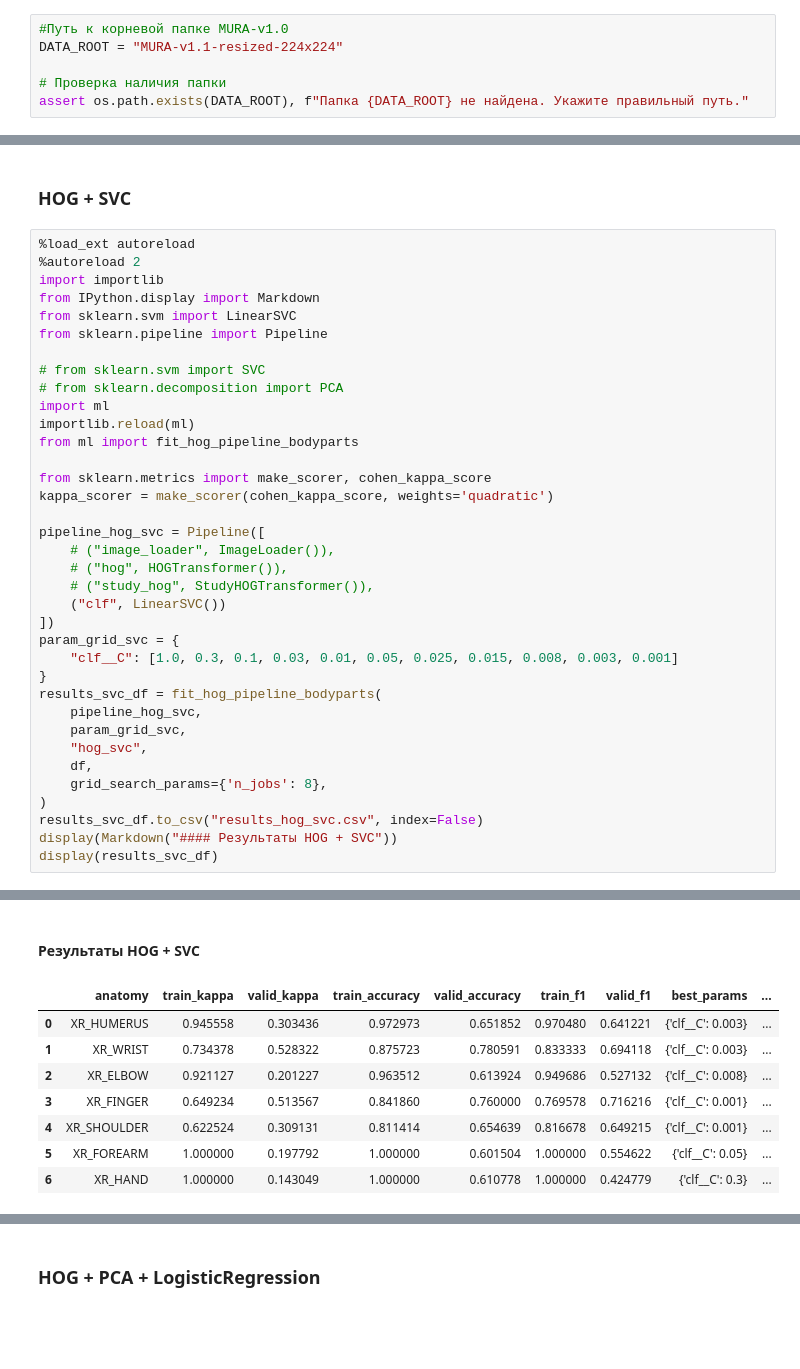
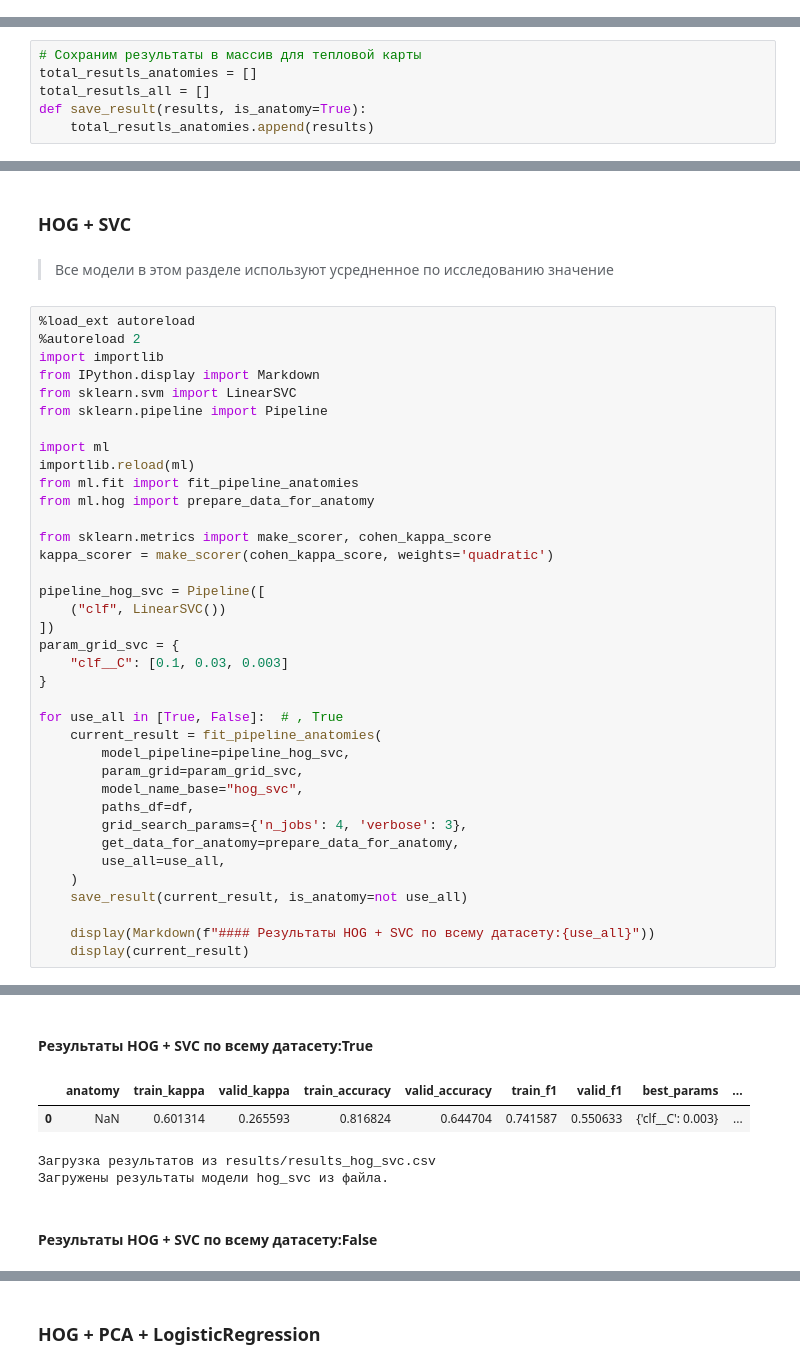
Before and after one commit to Year-project-team-2-Topic-12/Project2025, a Jupyter notebook: ML.ipynb, the cells around one changed output, grey strips where cells are left out. Cells and saved outputs as stored; diff of their text form; blank space fills up the shorter version.

```diff
--- a/ML.ipynb
+++ b/ML.ipynb
@@ -527,6 +523,0 @@ warnings.filterwarnings("ignore")
-# %%
-#Путь к корневой папке MURA-v1.0
-DATA_ROOT = "MURA-v1.1-resized-224x224"
-
-# Проверка наличия папки
-assert os.path.exists(DATA_ROOT), f"Папка {DATA_ROOT} не найдена. Укажите правильный путь."
@@ -1097,0 +554,6 @@ for anatomy in df['anatomy'].unique():
+# %%
+# Сохраним результаты в массив для тепловой карты
+total_resutls_anatomies = []
+total_resutls_all = []
+def save_result(results, is_anatomy=True):
+    total_resutls_anatomies.append(results)
@@ -1098,5 +960,7 @@ for anatomy in df['anatomy'].unique():
 # %% [markdown]
 ### HOG + SVC
+# %% [markdown]
+> Все модели в этом разделе используют усредненное по исследованию значение
 # %%
 %load_ext autoreload
 %autoreload 2
@@ -1105,34 +969,35 @@ from IPython.display import Markdown
 from sklearn.svm import LinearSVC
 from sklearn.pipeline import Pipeline
 
-# from sklearn.svm import SVC
-# from sklearn.decomposition import PCA
 import ml
 importlib.reload(ml)
-from ml import fit_hog_pipeline_bodyparts
+from ml.fit import fit_pipeline_anatomies
+from ml.hog import prepare_data_for_anatomy
 
 from sklearn.metrics import make_scorer, cohen_kappa_score
 kappa_scorer = make_scorer(cohen_kappa_score, weights='quadratic')
 
 pipeline_hog_svc = Pipeline([
-    # ("image_loader", ImageLoader()),
-    # ("hog", HOGTransformer()),
-    # ("study_hog", StudyHOGTransformer()),
     ("clf", LinearSVC())
 ])
 param_grid_svc = {
-    "clf__C": [1.0, 0.3, 0.1, 0.03, 0.01, 0.05, 0.025, 0.015, 0.008, 0.003, 0.001]
+    "clf__C": [0.1, 0.03, 0.003]
 }
-results_svc_df = fit_hog_pipeline_bodyparts(
-    pipeline_hog_svc,
-    param_grid_svc,
-    "hog_svc",
-    df,
-    grid_search_params={'n_jobs': 8},
-)
-results_svc_df.to_csv("results_hog_svc.csv", index=False)
-display(Markdown("#### Результаты HOG + SVC"))
-display(results_svc_df)
+
+for use_all in [True, False]:  # , True
+    current_result = fit_pipeline_anatomies(
+        model_pipeline=pipeline_hog_svc,
+        param_grid=param_grid_svc,
+        model_name_base="hog_svc",
+        paths_df=df,
+        grid_search_params={'n_jobs': 4, 'verbose': 3},
+        get_data_for_anatomy=prepare_data_for_anatomy,
+        use_all=use_all,
+    )
+    save_result(current_result, is_anatomy=not use_all)
+
+    display(Markdown(f"#### Результаты HOG + SVC по всему датасету:{use_all}"))
+    display(current_result)
 # %% [output]
 The autoreload extension is already loaded. To reload it, use:
   %reload_ext autoreload
@@ -1154,9 +1006,6 @@ VALID METRICS: Accuracy=0.611, F1_Abnormal=0.425, Cohen_Kappa=0.143, ROC_AUC=0.6
-#### Результаты HOG + SVC
+#### Результаты HOG + SVC по всему датасету:True
 |  | anatomy | train_kappa | valid_kappa | train_accuracy | valid_accuracy | train_f1 | valid_f1 | best_params | ... |
-| 0 | XR_HUMERUS | 0.945558 | 0.303436 | 0.972973 | 0.651852 | 0.970480 | 0.641221 | {'clf__C': 0.003} | ... |
-| 1 | XR_WRIST | 0.734378 | 0.528322 | 0.875723 | 0.780591 | 0.833333 | 0.694118 | {'clf__C': 0.003} | ... |
-| 2 | XR_ELBOW | 0.921127 | 0.201227 | 0.963512 | 0.613924 | 0.949686 | 0.527132 | {'clf__C': 0.008} | ... |
-| 3 | XR_FINGER | 0.649234 | 0.513567 | 0.841860 | 0.760000 | 0.769578 | 0.716216 | {'clf__C': 0.001} | ... |
-| 4 | XR_SHOULDER | 0.622524 | 0.309131 | 0.811414 | 0.654639 | 0.816678 | 0.649215 | {'clf__C': 0.001} | ... |
-| 5 | XR_FOREARM | 1.000000 | 0.197792 | 1.000000 | 0.601504 | 1.000000 | 0.554622 | {'clf__C': 0.05} | ... |
-| 6 | XR_HAND | 1.000000 | 0.143049 | 1.000000 | 0.610778 | 1.000000 | 0.424779 | {'clf__C': 0.3} | ... |
+| 0 | NaN | 0.601314 | 0.265593 | 0.816824 | 0.644704 | 0.741587 | 0.550633 | {'clf__C': 0.003} | ... |
+Загрузка результатов из results/results_hog_svc.csv
+Загружены результаты модели hog_svc из файла.
+#### Результаты HOG + SVC по всему датасету:False
```
Also changed, not shown: parts of 89 cells of this notebook, 2 other files.
